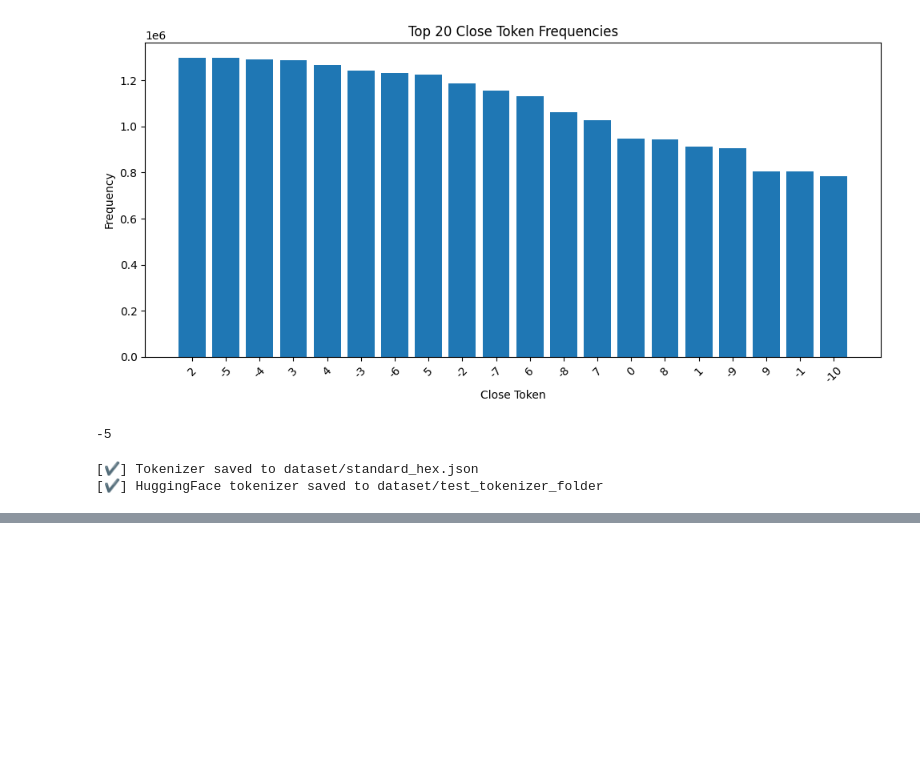
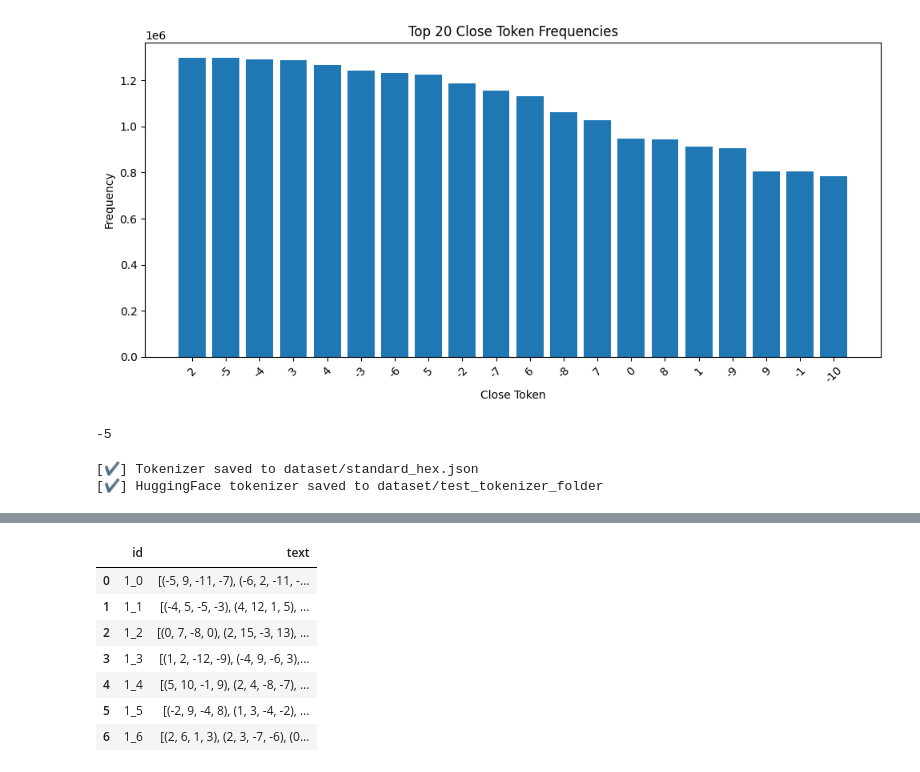
Before and after one commit to mythezone/fin_bert, a Jupyter notebook: train/train_tokenizer_i.ipynb, the cells around one changed output, grey strips where cells are left out. Saved outputs shown, nothing was run; the diff lists cells and outputs as text; code cells hidden in the pictures; blank space fills up the shorter version.

```diff
--- a/train/train_tokenizer_i.ipynb
+++ b/train/train_tokenizer_i.ipynb
@@ -39,0 +66,12 @@ train_hex_tokenizer(
+# %%
+df = pd.read_pickle("dataset/pickled/standard.pkl")
+df.head(7)
+# %% [output]
+|  | id | text |
+| 0 | 1_0 | [(-5, 9, -11, -7), (-6, 2, -11, -... |
+| 1 | 1_1 | [(-4, 5, -5, -3), (4, 12, 1, 5), ... |
+| 2 | 1_2 | [(0, 7, -8, 0), (2, 15, -3, 13), ... |
+| 3 | 1_3 | [(1, 2, -12, -9), (-4, 9, -6, 3),... |
+| 4 | 1_4 | [(5, 10, -1, 9), (2, 4, -8, -7), ... |
+| 5 | 1_5 | [(-2, 9, -4, 8), (1, 3, -4, -2), ... |
+| 6 | 1_6 | [(2, 6, 1, 3), (2, 3, -7, -6), (0... |
```
Also changed, not shown: parts of 3 cells of this notebook, 1 other file.
